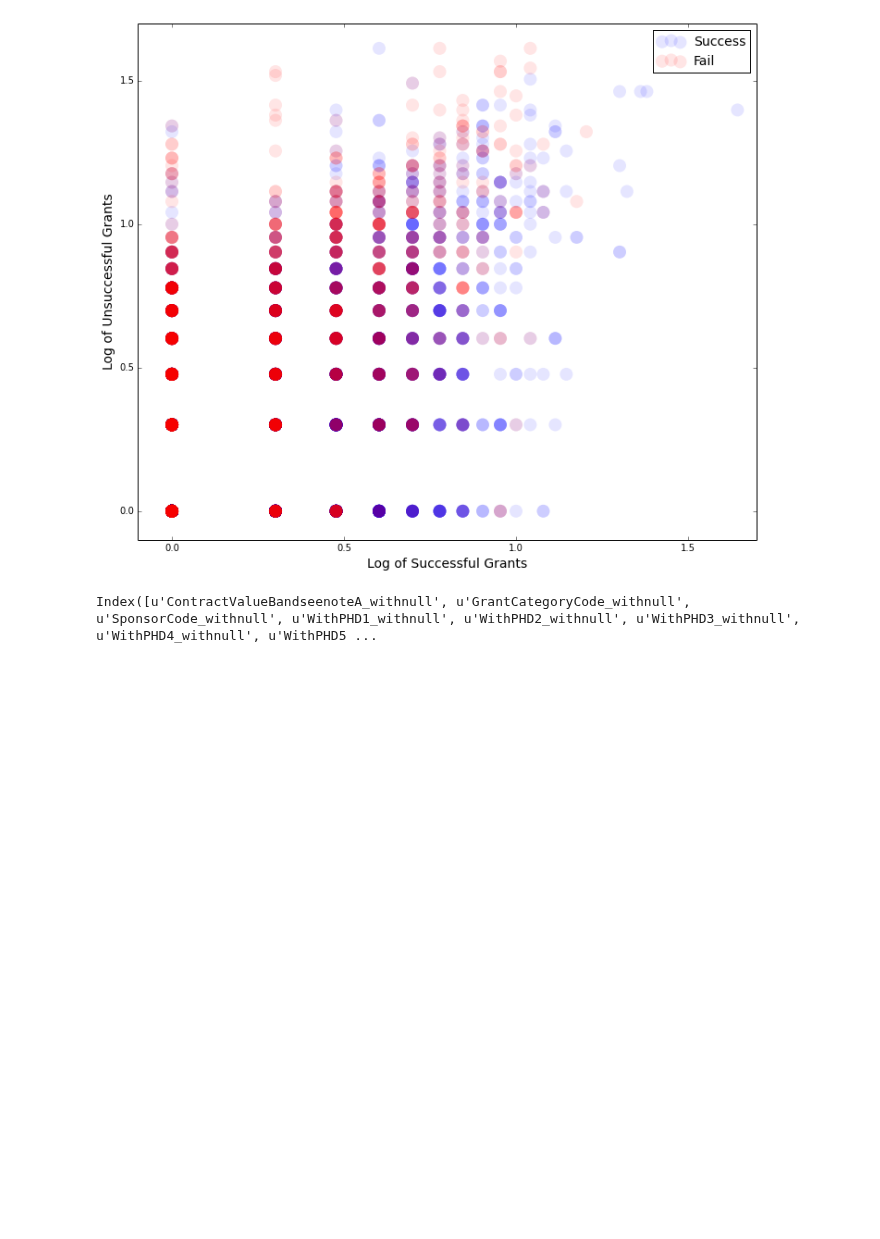
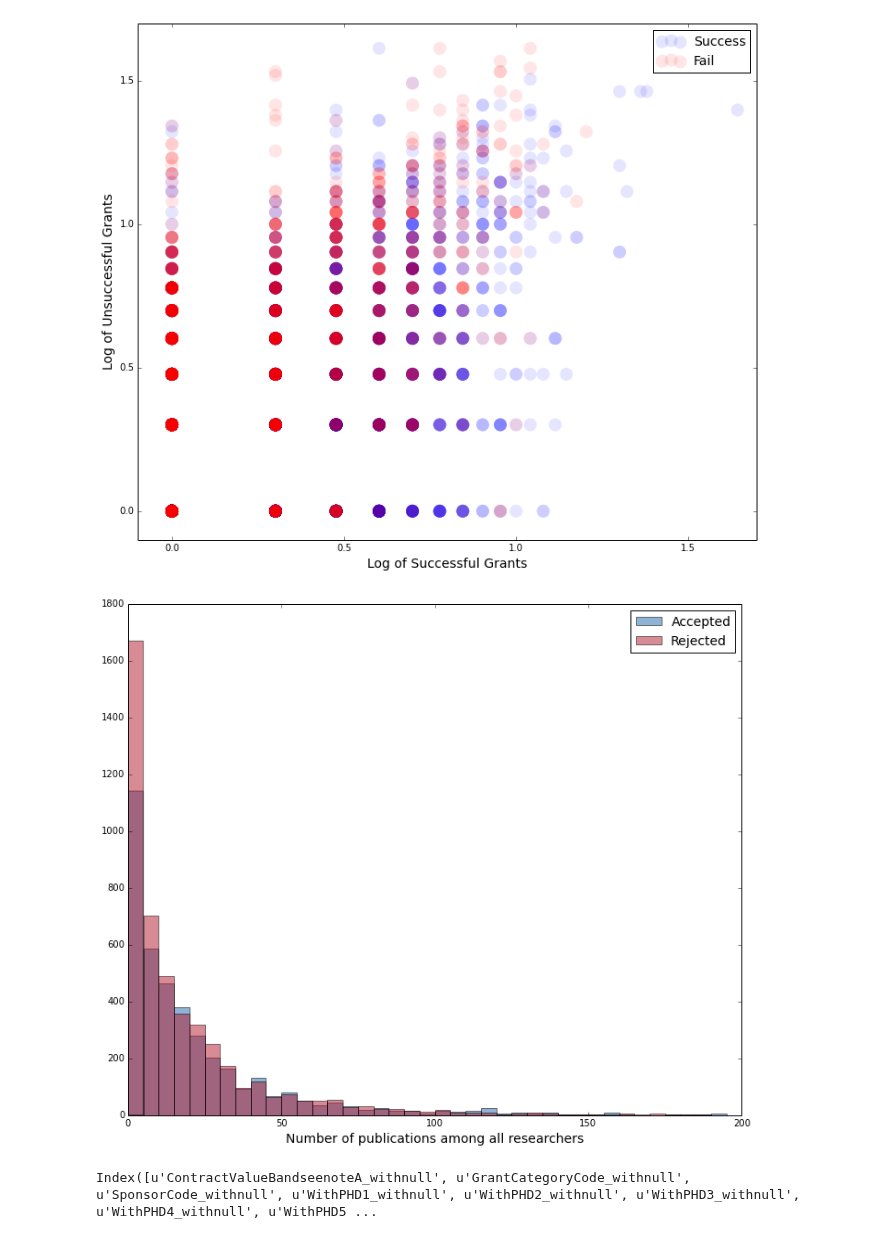
Before and after one commit to realmichaelzyy/cs249project, a Jupyter notebook: kaggle/workspace/classifier/KaggleDataset.ipynb, the cells around one changed output. Cells and saved outputs as stored; diff of their text form; code cells hidden in the pictures; blank space fills up the shorter version.

```diff
--- a/kaggle/workspace/classifier/KaggleDataset.ipynb
+++ b/kaggle/workspace/classifier/KaggleDataset.ipynb
@@ -953,6 +974,24 @@ ax1.legend(fontsize=14)
 plt.show()
 # %% [output]
 [figure]
+# %%
+fig = plt.figure(1, figsize=(12, 10))
+ax1 = fig.add_subplot(111)
+
+#plotData.ContractValueBandseenoteA_withnull
+#scatter = ax1.scatter(list(numpy.log10(plotData.totalSuccessfulGrants)),list(numpy.log10(plotData.totalUnsuccessfulGrants)),
+#            c=plotData.GrantStatus, cmap=get_cmap('autumn'), alpha = 0.5, s = 100, linewidth=0.0, label = ['hi','hello'])
+pubcols = [col for col in data.columns if (col.startswith('A') or col.startswith('B') or col.startswith('C')) and col.endswith('withnull') and not col.startswith('Co')]
+totalPubs = numpy.add.reduce(data[pubcols].fillna(0),axis=1)
+
+plt.hist(totalPubs[data.GrantStatus.values == 1], range(0,200,5), color=blue, alpha=0.5, label='Accepted')
+plt.hist(totalPubs[data.GrantStatus.values == 0], range(0,200,5), color=red, alpha=0.5, label='Rejected')
+plt.xlabel("Number of publications among all researchers", fontsize=14)
+plt.xlim([0,200])
+plt.legend(fontsize=14)
+plt.show()
+# %% [output]
+[figure, added]
 # %%
 """
 def successful(x, pubThresh, grantThresh, op):
```
Also changed, not shown: parts of 1 cell of this notebook.
